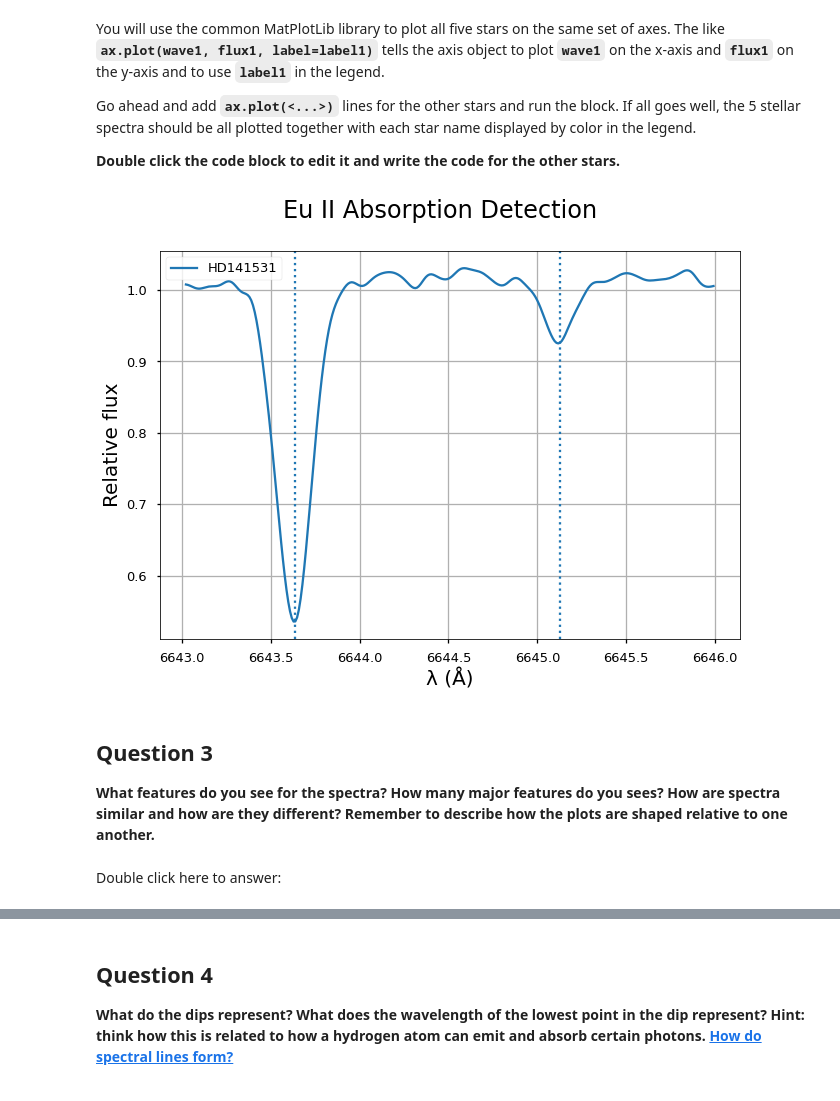
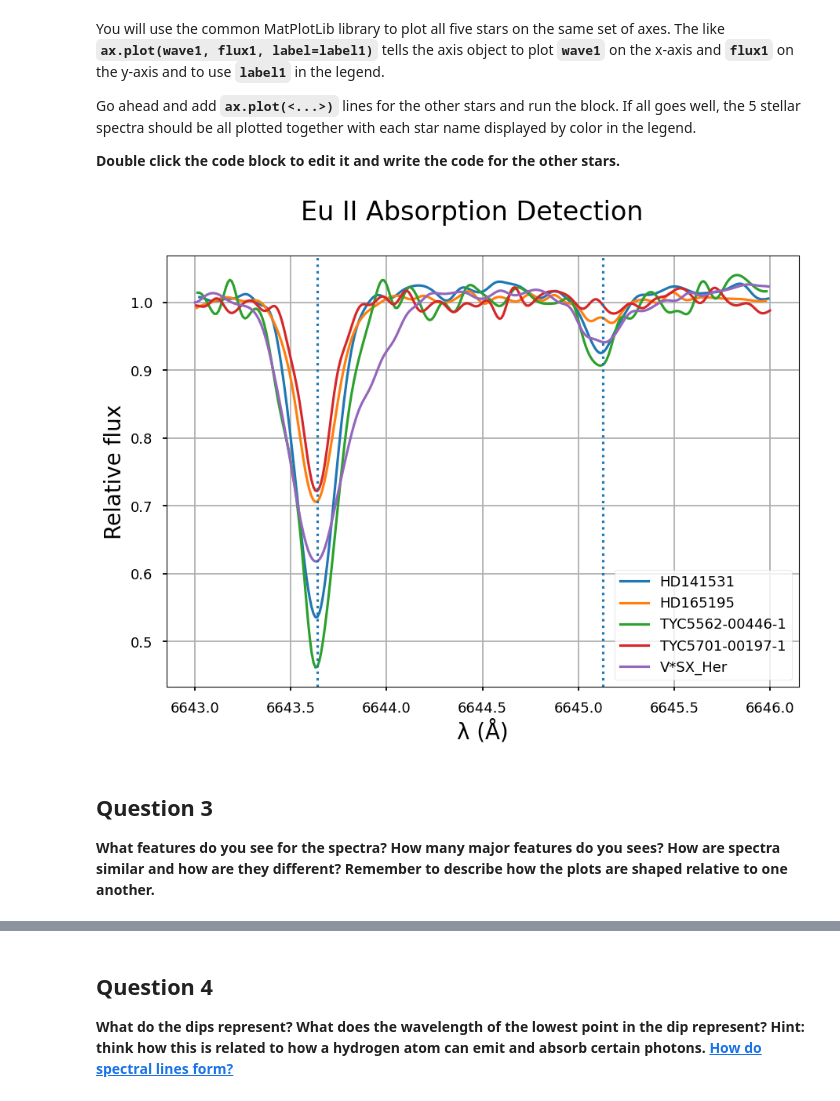
Before and after one commit to RandleRaccoon/PHYS_3025, a Jupyter notebook: Equivalent_Width_Spectroscopy_Lab_Student.ipynb, the cells around one changed output, grey strips where cells are left out. Cells and saved outputs as stored; diff of their text form; code cells hidden in the pictures.

```diff
--- a/Equivalent_Width_Spectroscopy_Lab_Student.ipynb
+++ b/Equivalent_Width_Spectroscopy_Lab_Student.ipynb
@@ -83,8 +88,9 @@ The block below asks you to click and link and copy and paste a verification cod
 from google.colab import auth
 auth.authenticate_user()
 import gspread
-from oauth2client.client import GoogleCredentials
-gc = gspread.authorize(GoogleCredentials.get_application_default())
+from google.auth import default
+creds,_ =default()
+gc = gspread.authorize(creds)
 # %% [markdown]
 **_Be sure to replace the Google Sheets URL with a link to your copy of the spreadsheet._**
 # %%
@@ -195,3 +252,7 @@ Also, the <code>**=**</code> does **not** do the same thing here as it does in a
 # %%
 # Interpolate the data for smoother plots
 wave1, flux1 = interp(wave1,flux1)
+wave2, flux2 = interp(wave2,flux2)
+wave3, flux3 = interp(wave3,flux3)
+wave4, flux4 = interp(wave4,flux4)
+wave5, flux5 = interp(wave5,flux5)
@@ -202,3 +259,19 @@ wave1 = wave1*u.AA
+# %%
+# Add units to the fluxes and wavelengths
+flux1 = flux1*u.Unit('erg cm-2 s-1 AA-1')
+wave1 = wave1*u.AA
+
+flux2 = flux2*u.Unit('erg cm-2 s-1 AA-1')
+wave2 = wave2*u.AA
+
+flux3 = flux3*u.Unit('erg cm-2 s-1 AA-1')
+wave3 = wave3*u.AA
+
+flux4 = flux4*u.Unit('erg cm-2 s-1 AA-1')
+wave4 = wave4*u.AA
+
+flux5 = flux5*u.Unit('erg cm-2 s-1 AA-1')
+wave5 = wave5*u.AA
 # %% [markdown]
 You will use the common MatPlotLib library to plot all five stars on the same set of axes. The like **`ax.plot(wave1, flux1, label=label1)`** tells the axis object to plot **`wave1`** on the x-axis and **`flux1`** on the y-axis and to use **`label1`** in the legend.
 
@@ -208,30 +281,32 @@ Go ahead and add **`ax.plot(<...>)`** lines for the other stars and run the bloc
 # %%
 fig, ax = plt.subplots()
 fig.suptitle('Eu II Absorption Detection', fontsize='24')
 
 # Add the other plots here
 ax.plot(wave1, flux1, label=label1)
+ax.plot(wave2, flux2, label=label2)
+ax.plot(wave3, flux3, label=label3)
+ax.plot(wave4, flux4, label=label4)
+ax.plot(wave5, flux5, label=label5)
 
 # This displays 2 lines to mark Ni I and Eu II line locations.
 plt.axvline(x=6645.127,ls=':')
 plt.axvline(x=6643.638,ls=':')
 
 # This labels the x-axis and y-axis
 plt.xlabel('λ (Å)',fontsize='20')
 plt.ylabel('Relative flux', fontsize='20')
 
 # Display a grid
 plt.grid(True)
 
 # Turn on the legend.
 ax.legend(loc='best')
 
 # Display all the things we've setup.
 plt.show()
 # %% [output]
-[figure, old version]
+[figure, new version]
 # %% [markdown]
 ## Question 3
 **What features do you see for the spectra? How many major features do you sees? How are spectra similar and how are they different? Remember to describe how the plots are shaped relative to one another.**
-# %% [markdown]
-Double click here to answer:
```
Also changed, not shown: parts of 12 cells of this notebook.
